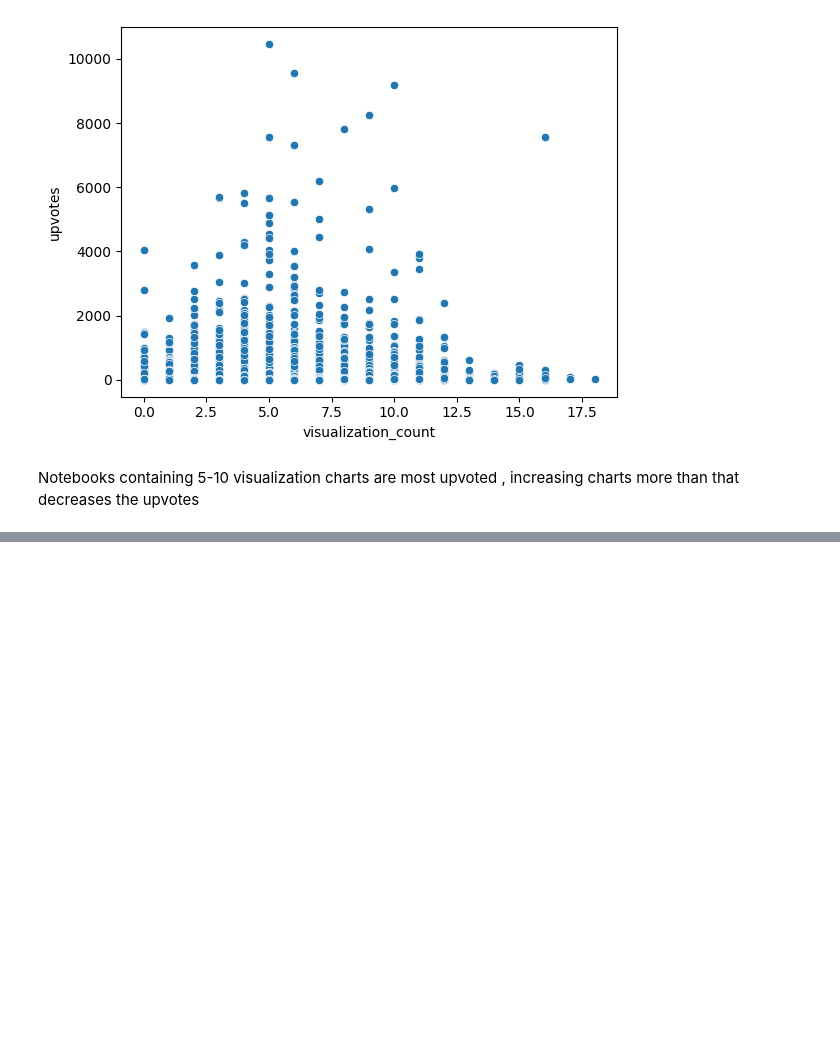
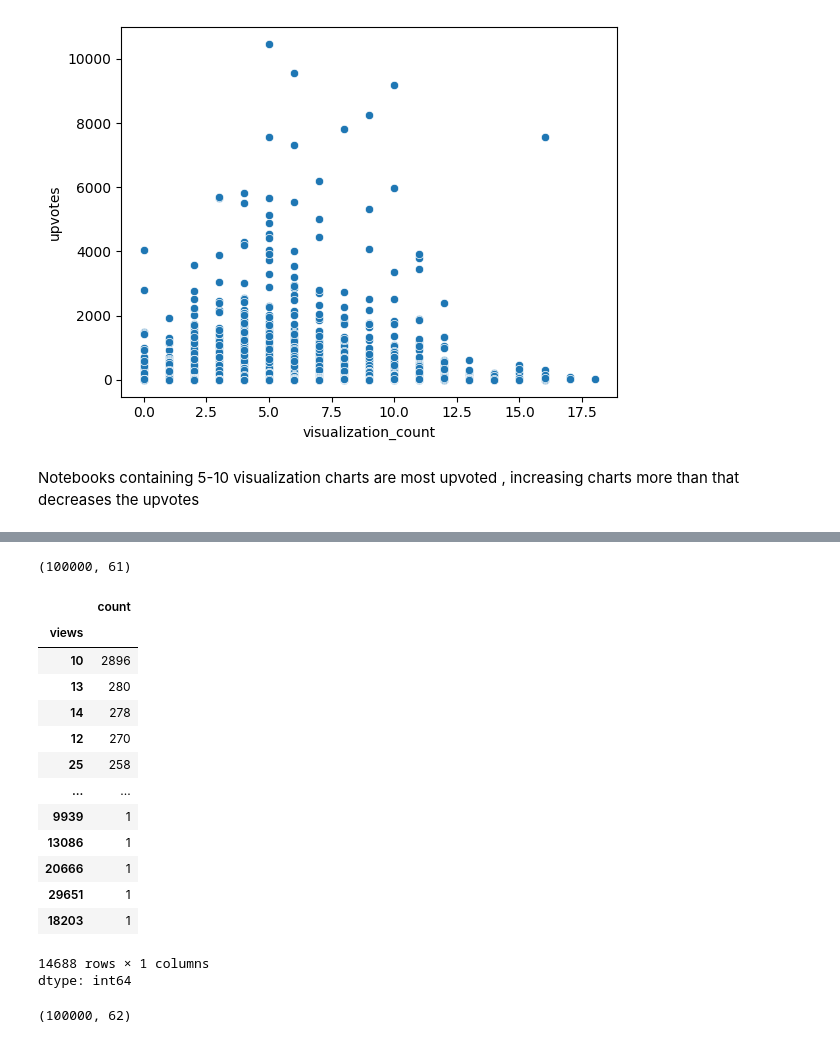
Before and after one commit to Deveshrai02/EDA_Feature_Engineering_Learning, a Jupyter notebook: Kaggle_Dataset_EDA_and_Prediction.ipynb, the cells around one changed output, grey strips where cells are left out. Cells and saved outputs as stored; diff of their text form; code cells hidden in the pictures; blank space fills up the shorter version.

```diff
--- a/Kaggle_Dataset_EDA_and_Prediction.ipynb
+++ b/Kaggle_Dataset_EDA_and_Prediction.ipynb
@@ -767,0 +840,4 @@ Notebooks containing 5-10 visualization charts are most upvoted , increasing cha
+# %%
+df['created_date_dow'] = df['created_date'].dt.day_of_week
+df['last_updated_dow'] = df['created_date'].dt.day_of_week
+df.shape
@@ -767,0 +846,4 @@ Notebooks containing 5-10 visualization charts are most upvoted , increasing cha
+# %%
+df['created_date_is_weekend'] = df['created_date_dow'].apply(lambda x: 1 if x in [5, 6] else 0)
+df['created_date_is_weekday'] = df['created_date_dow'].apply(lambda x: 1 if x  not in [5, 6] else 0)
+df.shape
@@ -767,0 +852,3 @@ Notebooks containing 5-10 visualization charts are most upvoted , increasing cha
+# %%
+df= df.drop(['created_date' , 'last_updated'] , axis =1 )
+df.shape
@@ -767,0 +870,42 @@ Notebooks containing 5-10 visualization charts are most upvoted , increasing cha
+# %%
+conditions = [
+    df['author_followers'] > 1000,
+    df['author_followers'] > 500,
+    df['author_followers'] > 100,
+    df['author_followers'] > 50
+]
+choices = [4, 3, 2, 1]
+df['author_followers_range'] = np.select(conditions, choices, default=0)
+df.shape
+# %% [output]
+(100000, 61)
+# %%
+df['views'].value_counts()
+# %% [output]
+|  | count |
+| views |  |
+| 10 | 2896 |
+| 13 | 280 |
+| 14 | 278 |
+| 12 | 270 |
+| 25 | 258 |
+| ... | ... |
+| 9939 | 1 |
+| 13086 | 1 |
+| 20666 | 1 |
+| 29651 | 1 |
+| 18203 | 1 |
+14688 rows × 1 columns
+dtype: int64
+# %%
+conditions = [
+    df['views'] > 1000,
+    df['views'] > 500,
+    df['views'] > 100,
+    df['views'] > 50
+]
+choices = [4, 3, 2, 1]
+df['views_range'] = np.select(conditions, choices, default=0)
+df.shape
+# %% [output]
+(100000, 62)
```
Also changed, not shown: parts of 64 cells of this notebook.
